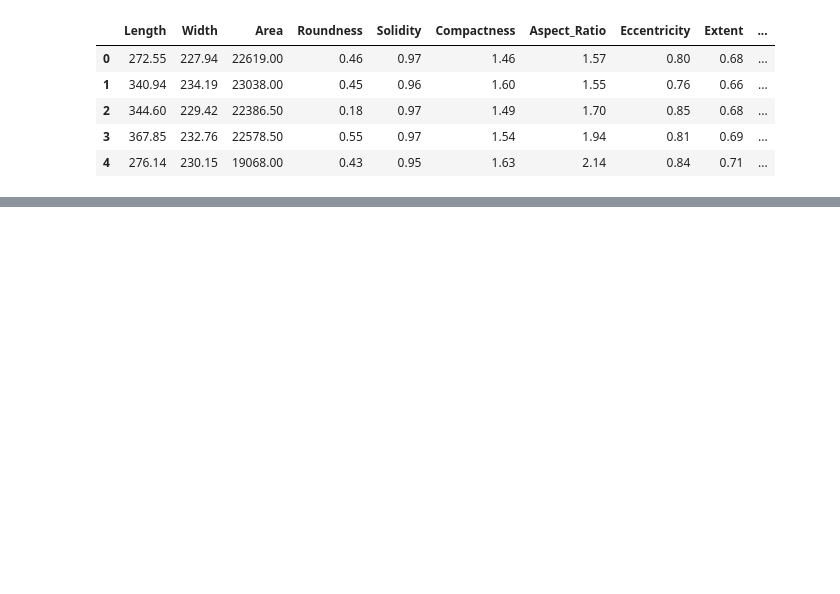
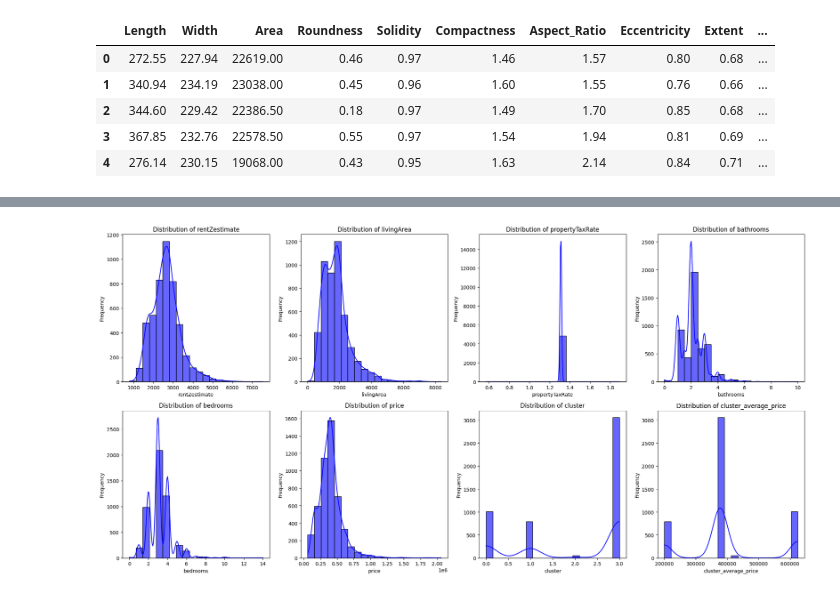
Before and after one commit to Jan-PhilipSchreiber/DeepLAdDA, a Jupyter notebook: 2AdDA/LectureHomework/3FeatureEngineering_HW/Features.ipynb, the cells around one changed output, grey strips where cells are left out. Drawn from its saved outputs; the diff is of its cells as text; code cells hidden in the pictures; blank space fills up the shorter version.

```diff
--- a/2AdDA/LectureHomework/3FeatureEngineering_HW/Features.ipynb
+++ b/2AdDA/LectureHomework/3FeatureEngineering_HW/Features.ipynb
@@ -51,0 +124,19 @@ af.head()
+# %%
+# Updated list of columns to analyze
+columns = ['rentZestimate', 'livingArea', 'propertyTaxRate', 'bathrooms', 'bedrooms',
+           'price', 'cluster', 'cluster_average_price']
+
+# Set up the plotting grid
+plt.figure(figsize=(20, 10))  # Adjust figure size for more columns
+for i, column in enumerate(columns, 1):
+    plt.subplot(2, 4, i)  # Adjust to 2 rows, 4 columns
+    sns.histplot(zf[column], kde=True, bins=20, color='blue', alpha=0.6)
+    plt.title(f'Distribution of {column}')
+    plt.xlabel(column)
+    plt.ylabel('Frequency')
+
+# Adjust layout for clarity
+plt.tight_layout()
+plt.show()
+# %% [output]
+[figure, added]
```
Also changed, not shown: parts of 15 cells of this notebook, 15 other files.
